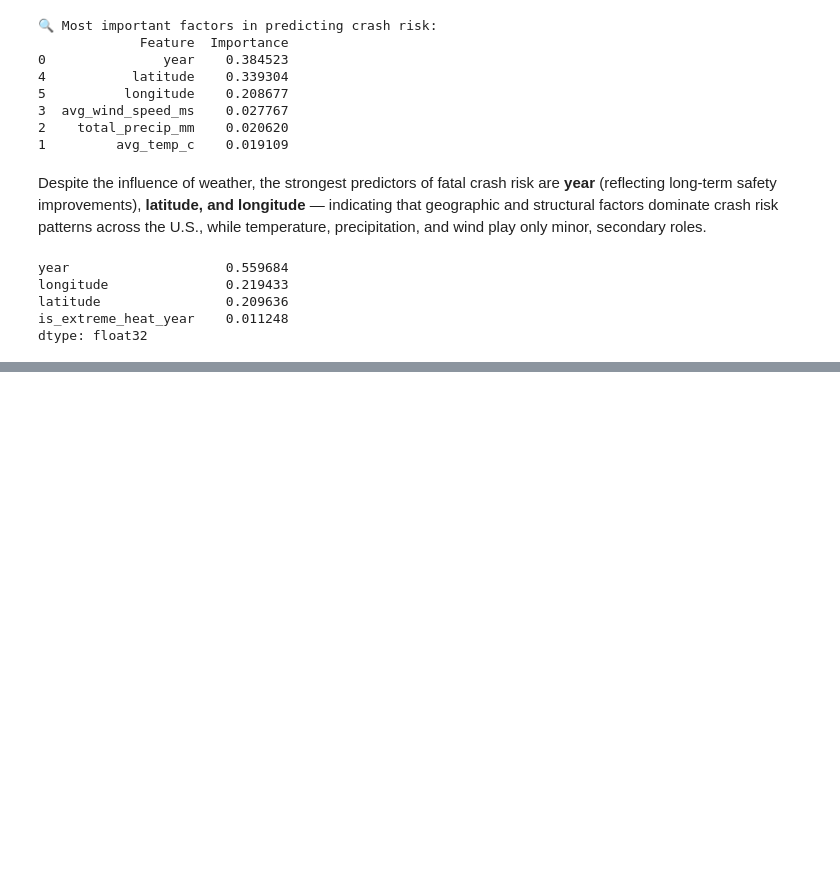
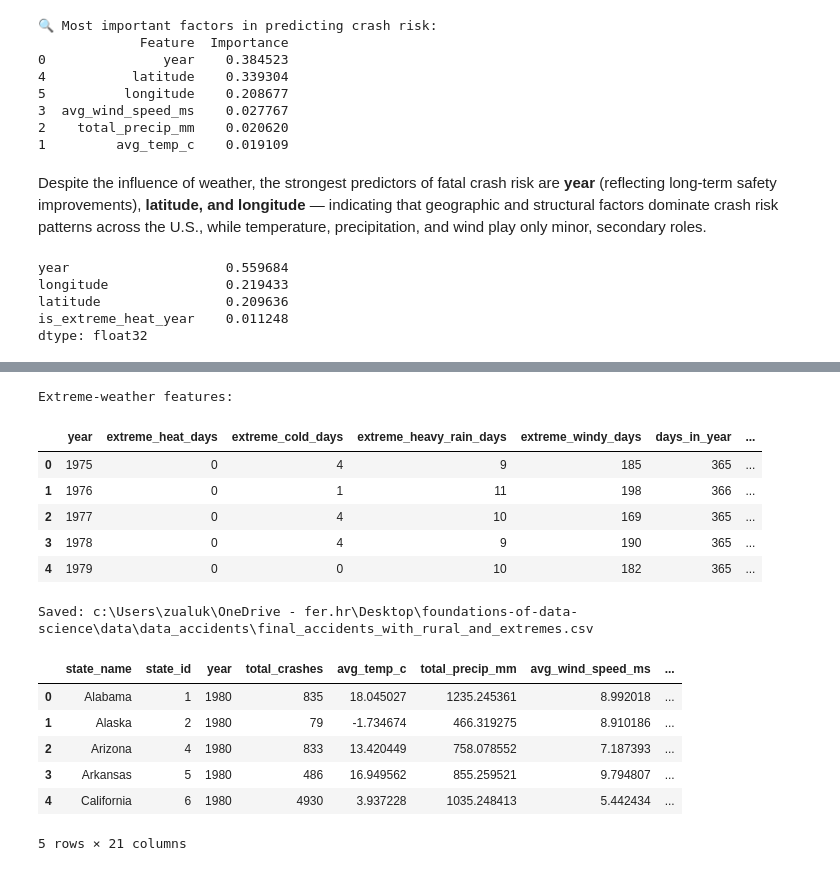
Before and after one commit to patricija-marijanovic/foundations-of-data-science, a Jupyter notebook: notebooks/data_modelling.ipynb, the cells around one changed output, grey strips where cells are left out. Cells and saved outputs as stored; diff of their text form; code cells hidden in the pictures; blank space fills up the shorter version.

```diff
--- a/notebooks/data_modelling.ipynb
+++ b/notebooks/data_modelling.ipynb
@@ -899,0 +961,78 @@ dtype: float32
+# %%
+state_full_dir = data_folder / "state_full_json"
+
+extreme_rows = []
+
+# pragovi (možeš ih poigrati kasnije)
+HEAT_THRESH = 35      # °C
+COLD_THRESH = -10     # °C
+RAIN_THRESH = 20      # mm/dan
+WIND_THRESH = 12      # m/s
+
+for json_file in sorted(state_full_dir.glob("STATE_*_1975_2023.json")):
+    with open(json_file, "r") as f:
+        obj = json.load(f)
+
+    state_id = obj["state_id"]
+    lat = obj["latitude"]
+    lon = obj["longitude"]
+    daily = obj["daily"]
+
+    df_daily = pd.DataFrame(daily)
+    df_daily["date"] = pd.to_datetime(df_daily["date"])
+    df_daily["year"] = df_daily["date"].dt.year
+
+    # boolean maske
+    df_daily["is_heat"] = df_daily["temperature_2m_mean"] > HEAT_THRESH
+    df_daily["is_cold"] = df_daily["temperature_2m_mean"] < COLD_THRESH
+    df_daily["is_heavy_rain"] = df_daily["precipitation_sum"] > RAIN_THRESH
+    df_daily["is_windy"] = df_daily["wind_speed_10m_mean"] > WIND_THRESH
+
+    grouped = df_daily.groupby("year").agg(
+        extreme_heat_days=("is_heat", "sum"),
+        extreme_cold_days=("is_cold", "sum"),
+        extreme_heavy_rain_days=("is_heavy_rain", "sum"),
+        extreme_windy_days=("is_windy", "sum"),
+        days_in_year=("date", "count")
+    ).reset_index()
+
+    grouped["state_id"] = state_id
+    grouped["latitude"] = lat
+    grouped["longitude"] = lon
+
+    extreme_rows.append(grouped)
+
+df_extreme = pd.concat(extreme_rows, ignore_index=True)
+
+print("Extreme-weather features:")
+display(df_extreme.head())
+
+# spoji s acc_enriched (po state_id + year)
+acc_extreme = acc_enriched.merge(
+    df_extreme,
+    left_on=["state_id", "year"],
+    right_on=["state_id", "year"],
+    how="left"
+)
+
+extreme_out_path = data_folder / "final_accidents_with_rural_and_extremes.csv"
+acc_extreme.to_csv(extreme_out_path, index=False)
+
+print("Saved:", extreme_out_path)
+display(acc_extreme.head())
+# %% [output]
+Extreme-weather features:
+|  | year | extreme_heat_days | extreme_cold_days | extreme_heavy_rain_days | extreme_windy_days | days_in_year | ... |
+| 0 | 1975 | 0 | 4 | 9 | 185 | 365 | ... |
+| 1 | 1976 | 0 | 1 | 11 | 198 | 366 | ... |
+| 2 | 1977 | 0 | 4 | 10 | 169 | 365 | ... |
+| 3 | 1978 | 0 | 4 | 9 | 190 | 365 | ... |
+| 4 | 1979 | 0 | 0 | 10 | 182 | 365 | ... |
+Saved: c:\Users\zualuk\OneDrive - fer.hr\Desktop\foundations-of-data-science\data\data_accidents\final_accidents_with_rural_and_extremes.csv
+|  | state_name | state_id | year | total_crashes | avg_temp_c | total_precip_mm | avg_wind_speed_ms | ... |
+| 0 | Alabama | 1 | 1980 | 835 | 18.045027 | 1235.245361 | 8.992018 | ... |
+| 1 | Alaska | 2 | 1980 | 79 | -1.734674 | 466.319275 | 8.910186 | ... |
+| 2 | Arizona | 4 | 1980 | 833 | 13.420449 | 758.078552 | 7.187393 | ... |
+| 3 | Arkansas | 5 | 1980 | 486 | 16.949562 | 855.259521 | 9.794807 | ... |
+| 4 | California | 6 | 1980 | 4930 | 3.937228 | 1035.248413 | 5.442434 | ... |
+5 rows × 21 columns
```
Also changed, not shown: parts of 15 cells of this notebook, 2 other files.
